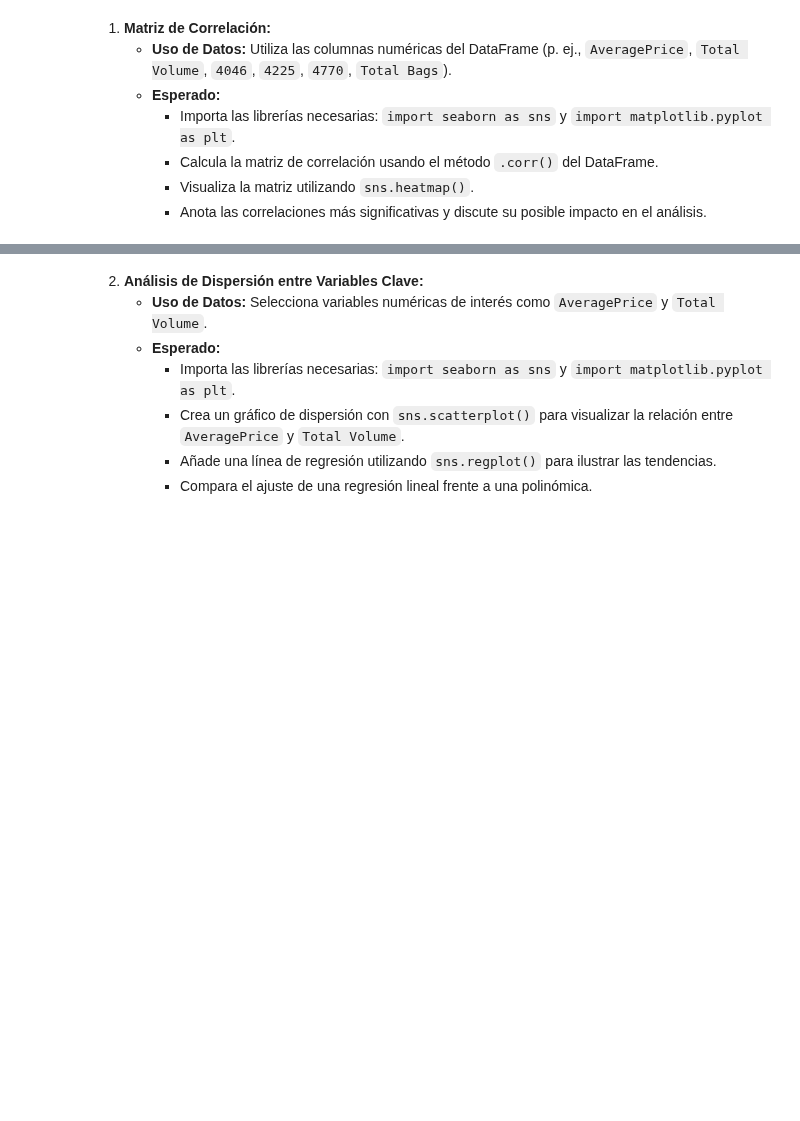
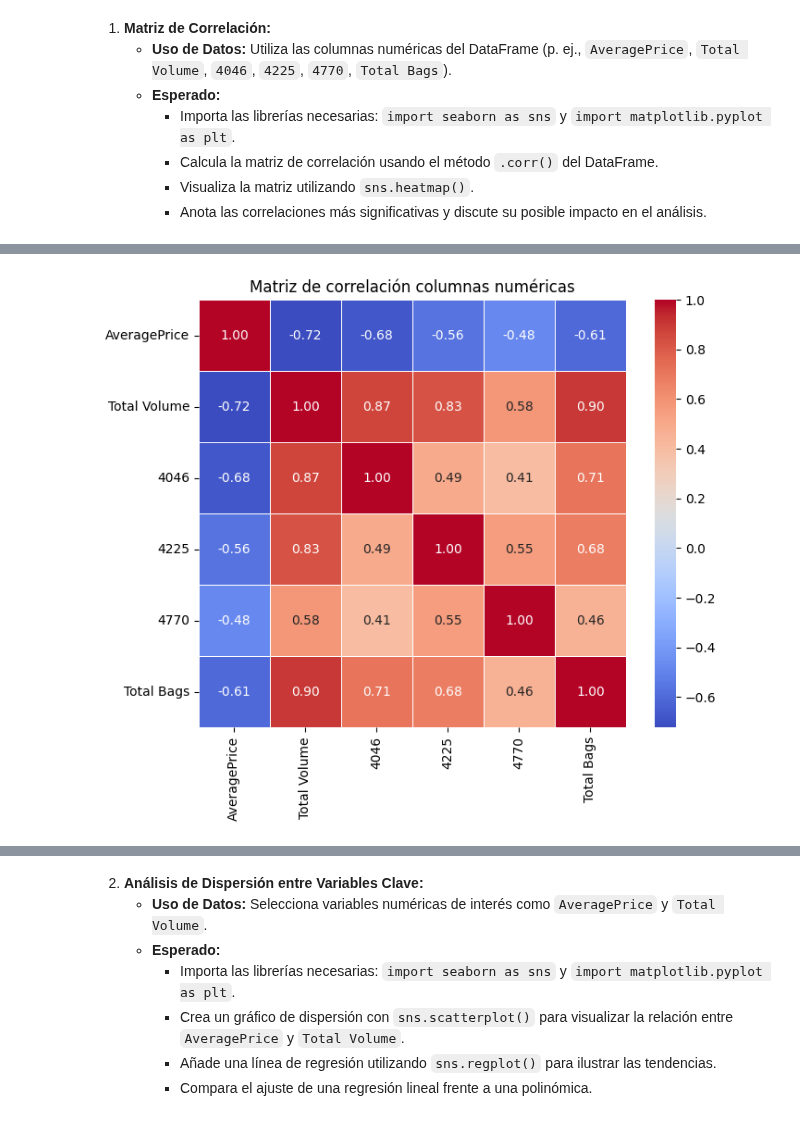
Before and after one commit to albagd77/MAGic-Avocado-TP1, a Jupyter notebook: 05_correlacion_y_regresion.ipynb, the cells around one changed output, grey strips where cells are left out. Drawn from its saved outputs; the diff is of its cells as text; code cells hidden in the pictures; blank space fills up the shorter version.

```diff
--- a/05_correlacion_y_regresion.ipynb
+++ b/05_correlacion_y_regresion.ipynb
@@ -11,0 +102,11 @@
+# %%
+#Sabemos que Total Bags es la combinación de Small Bags, Large Bags i XLarge Bags, así que sacamos esas tres y dejamos solo Total Bags
+df_corr2=greater_regions[['AveragePrice', 'Total Volume', '4046', '4225', '4770', 'Total Bags' ]]
+matriz_corr2=df_corr2.corr()
+
+plt.figure(figsize=(8, 6))
+sns.heatmap(matriz_corr2, annot=True, cmap='coolwarm', fmt=".2f", square=True, linewidths=0.5)
+plt.title('Matriz de correlación columnas numéricas')
+plt.show()
+# %% [output]
+[figure, added]
```
Also changed, not shown: parts of 18 cells of this notebook, 1 other file.
